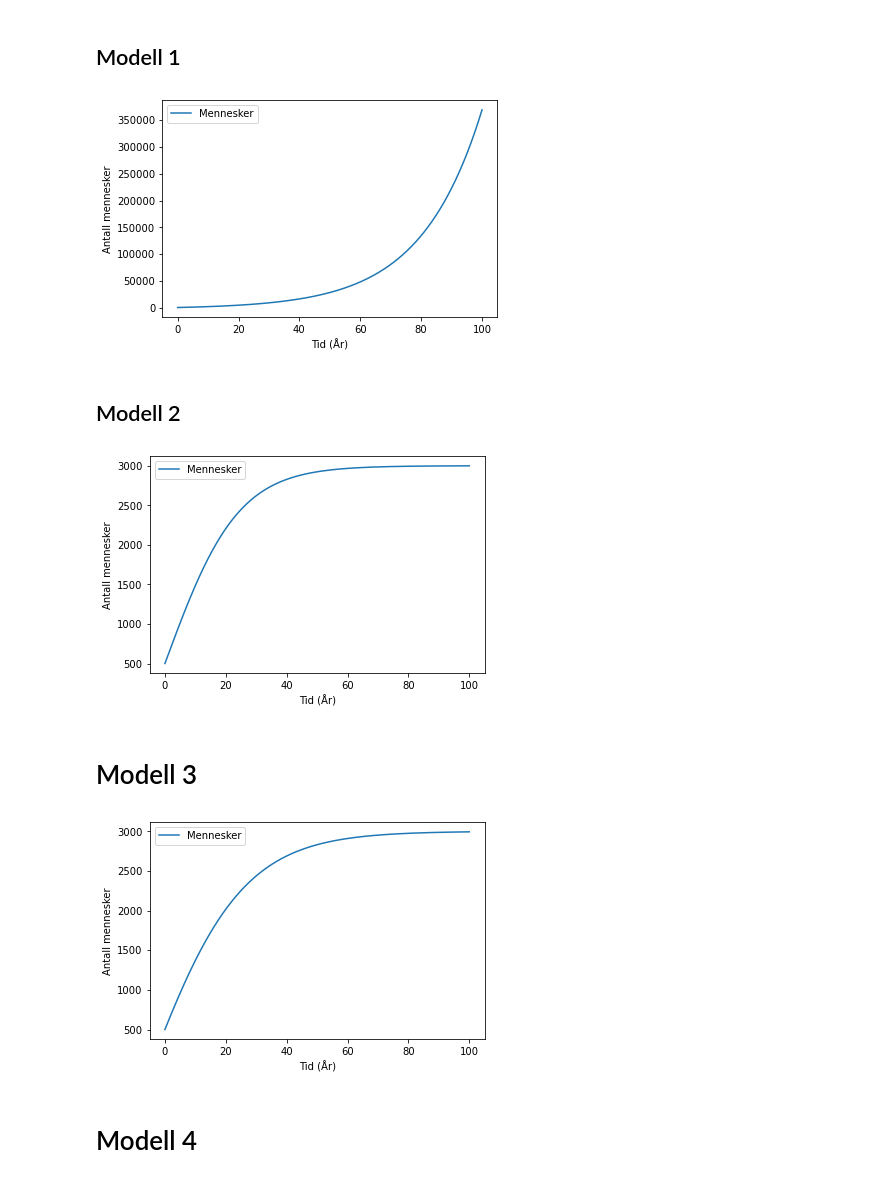
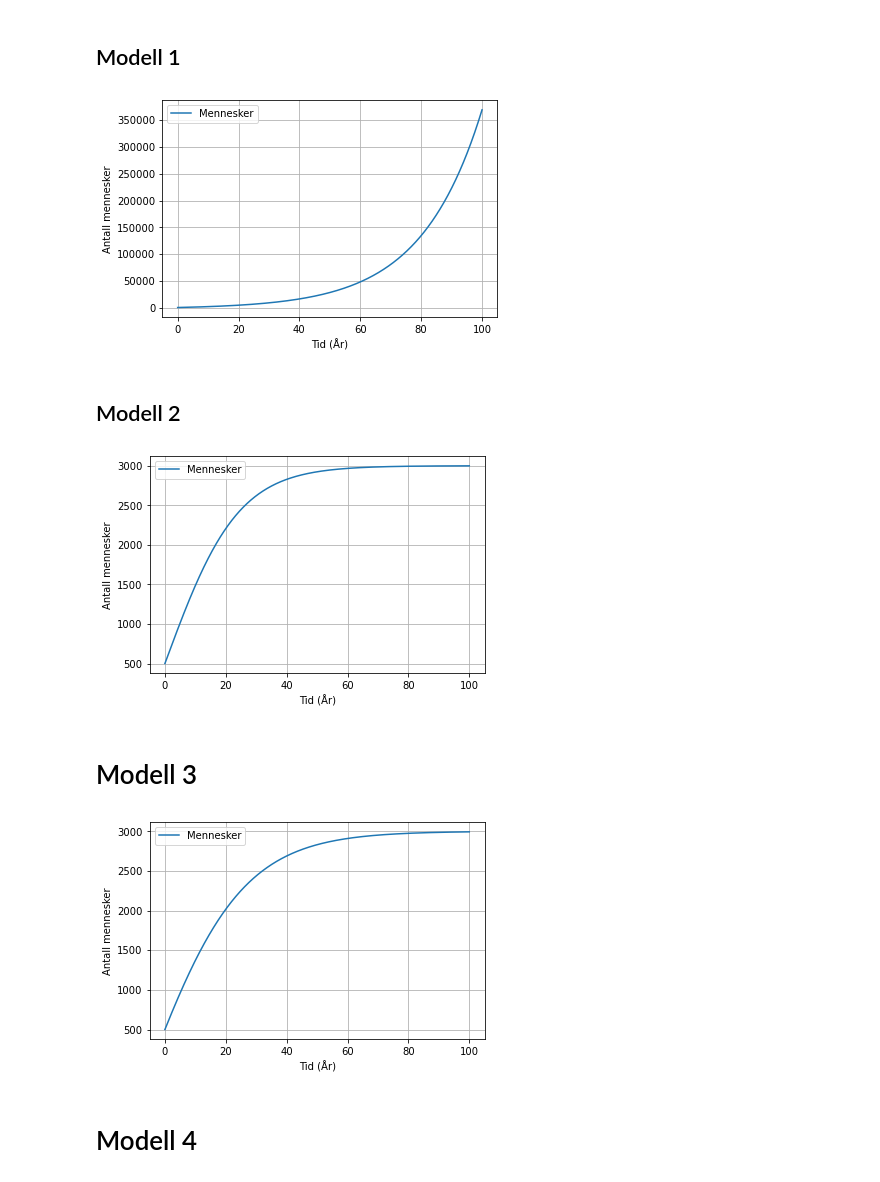
Before and after one commit to martinglaerum/Programmering-og-modelering, a Jupyter notebook: Zombie apokalypse 2.ipynb, the cells around one changed output. Cells and saved outputs as stored; diff of their text form; code cells hidden in the pictures.

```diff
--- a/Zombie apokalypse 2.ipynb
+++ b/Zombie apokalypse 2.ipynb
@@ -106,34 +106,35 @@ $$Dodsrate = 0.03 + 0.0066 - 0.01$$
 from pylab import*
 
 # Variabler
 Populasjon = 500
 Fødselsrate = 0.05
 Innvandring = 100
 
 # Tidsparametere
 Tid = 101 # Siden vi plotter T[:-1] gir dette at vi plotter 100 år.
 h = 1E-4 # Bruker dx = h i denne løkken
 N = N = int((100-0)/h) # antall intervaller
 
 #Lister
 P = zeros(N+1)
 Pder = zeros(N+1)
 T = zeros(N+1)
 
 P[0] = Populasjon # Startverdien/Initialbetingelsen
 
 for i in range(len(P)-1):
     Pder[i] = P[i]*Fødselsrate + Innvandring
     P[i+1] = P[i] + Pder[i]*h
     T[i] = i*h
 
 plot(T[:-1],P[:-1])
 xlabel("Tid (År)")
 ylabel("Antall mennesker")
 legend(["Mennesker"])
+grid()
 show()
 # %% [output]
-[figure, old version]
+[figure, new version]
 # %% [markdown]
 ## Modell 2
 # %%
@@ -148,9 +149,10 @@ plot(T[:-1],P[:-1])
 xlabel("Tid (År)")
 ylabel("Antall mennesker")
 legend(["Mennesker"])
+grid()
 show()
 # %% [output]
-[figure, old version]
+[figure, new version]
 # %% [markdown]
 # Modell 3
 # %%
@@ -165,9 +167,10 @@ plot(T[:-1],P[:-1])
 xlabel("Tid (År)")
 ylabel("Antall mennesker")
 legend(["Mennesker"])
+grid()
 show()
 # %% [output]
-[figure, old version]
+[figure, new version]
 # %% [markdown]
 # Modell 4
 # %%
```
